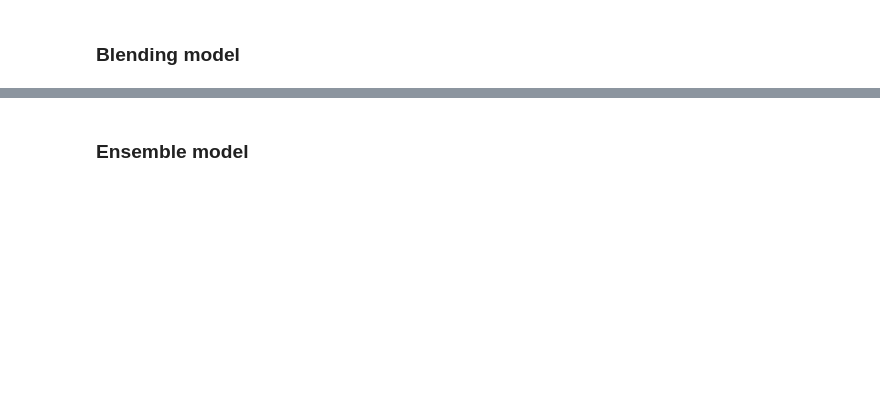
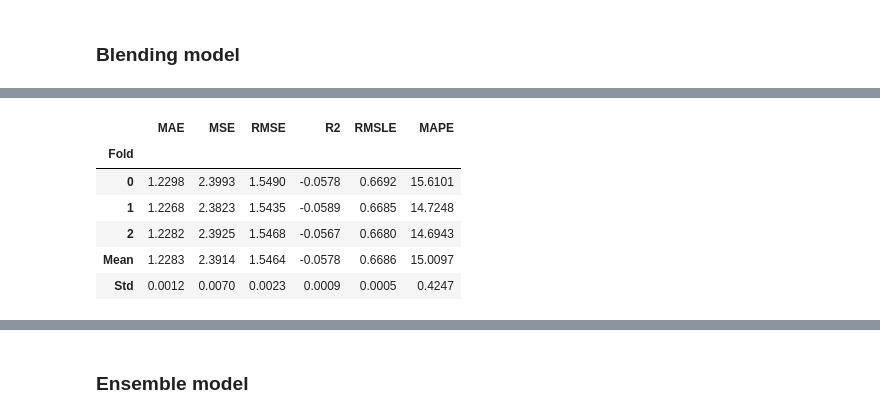
Before and after one commit to Juo-kim/KSME-AI-winter, a Jupyter notebook: 2. Using_AutoML.ipynb, the cells around one changed output, grey strips where cells are left out. Cells and saved outputs as stored; diff of their text form; code cells hidden in the pictures; blank space fills up the shorter version.

```diff
--- a/2. Using_AutoML.ipynb
+++ b/2. Using_AutoML.ipynb
@@ -142,4 +150,5 @@ tuned_model = tune_model(best, n_iter = 20, optimize = 'MAE')
 # %% [markdown]
 ### Blending model
 # %%
-blend1 = blend_models(estimator_list = [lightgbm, rf, dt])
+blend1 = blend_models(estimator_list = [lr, dt],fold=3)
+# %% [output]
@@ -145,0 +156,7 @@ blend1 = blend_models(estimator_list = [lightgbm, rf, dt])
+|  | MAE | MSE | RMSE | R2 | RMSLE | MAPE |
+| Fold |  |  |  |  |  |  |
+| 0 | 1.2298 | 2.3993 | 1.5490 | -0.0578 | 0.6692 | 15.6101 |
+| 1 | 1.2268 | 2.3823 | 1.5435 | -0.0589 | 0.6685 | 14.7248 |
+| 2 | 1.2282 | 2.3925 | 1.5468 | -0.0567 | 0.6680 | 14.6943 |
+| Mean | 1.2283 | 2.3914 | 1.5464 | -0.0578 | 0.6686 | 15.0097 |
+| Std | 0.0012 | 0.0070 | 0.0023 | 0.0009 | 0.0005 | 0.4247 |
```
Also changed, not shown: parts of 18 cells of this notebook, 1 other file.
